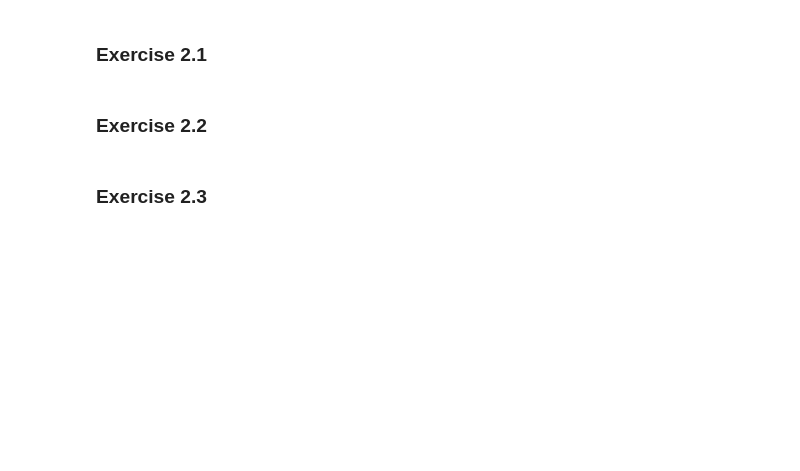
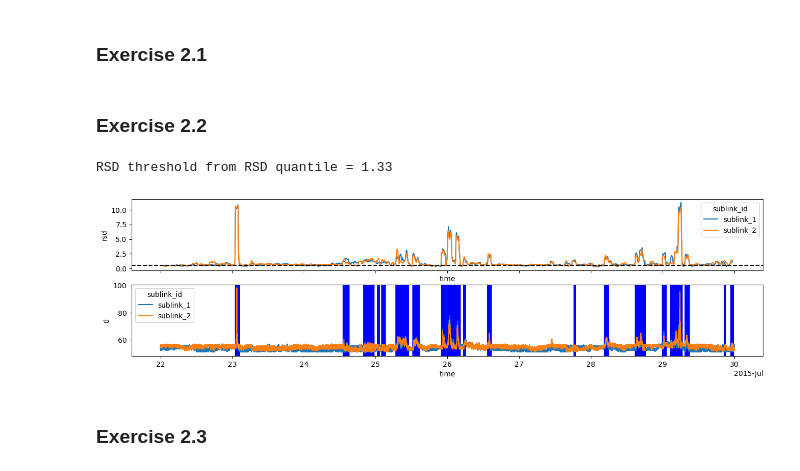
Before and after one commit to OpenSenseAction/PrePEP_short_course_OS, a Jupyter notebook: 2_cml_processing_timeseries.ipynb, the cells around one changed output. Saved outputs shown, nothing was run; the diff lists cells and outputs as text; code cells hidden in the pictures; blank space fills up the shorter version.

```diff
--- a/2_cml_processing_timeseries.ipynb
+++ b/2_cml_processing_timeseries.ipynb
@@ -252,3 +254,30 @@ axs[1].set_title('');
+# %%
+# Write code here...
+
+
+
+ds_cml = ds_cmls.isel(cml_id=285) # try 285, 333, 122, 57 and 310
+
+factor = 1.2
+ds_cml['rsd'] = ds_cml.tl.rolling(time=60*6, center=True).std()
+ds_cml['rsd_threshold'] = factor * ds_cml.rsd.quantile(.80)
+ds_cml['wet'] = ds_cml.rsd > ds_cml.rsd_threshold
+
+# Plot RSL of TL and threshold
+fig, axs = plt.subplots(2, 1, figsize=(16,4), sharex=True)
+ds_cml.rsd.plot.line(x='time', ax=axs[0])
+axs[0].axhline(threshold, color='k', linestyle='--', label='threshold')
+
+# Plot TL and mark wet periods
+ds_cml.tl.plot.line(x='time', ax=axs[1]);
+highlight_wet_periods(ds_cml.wet, ax=axs[1])
+axs[0].set_title('');
+axs[1].set_title('');
+
+print(f'RSD threshold from RSD quantile = {ds_cml.rsd_threshold.data:0.2f}')
+# %% [output]
+RSD threshold from RSD quantile = 1.33
+[figure, added]
 # %%
 # Caution: Running thie cell will load the solution
 # if input("Enter 'Solution' to display solutions: ")=='Solution':
```
Also changed, not shown: parts of 32 cells of this notebook.
